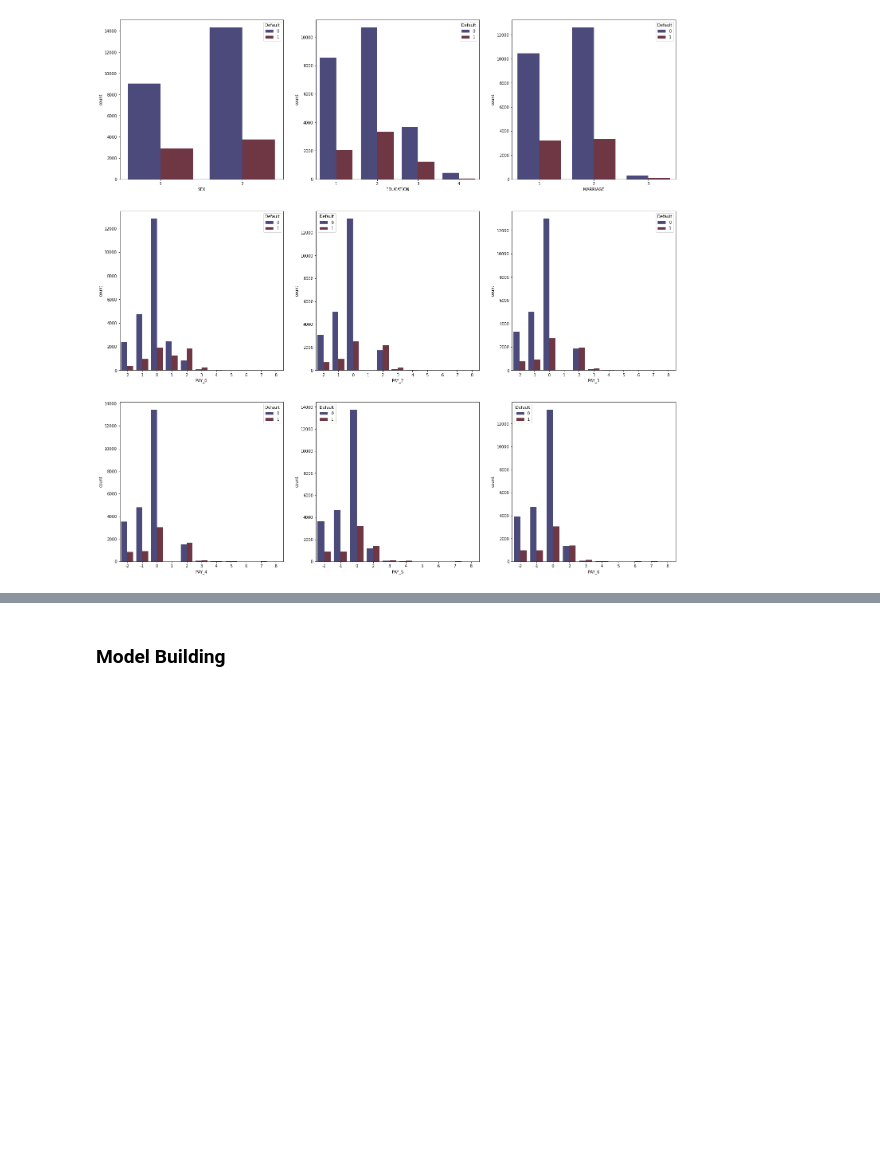
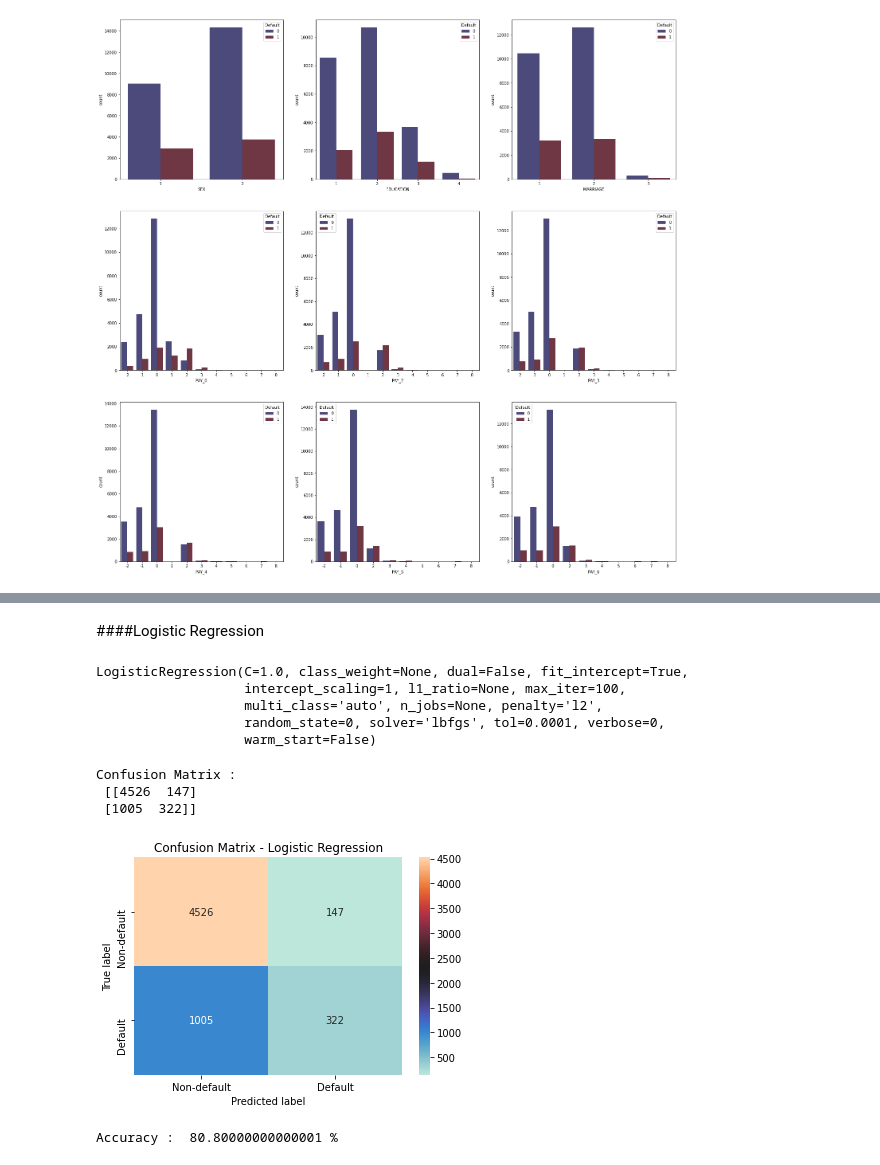
Before and after one commit to pranjal0207/credit-worthiness-of-customer, a Jupyter notebook: Credit_Worthiness_of_customer.ipynb, the cells around one changed output, grey strips where cells are left out. Drawn from its saved outputs; the diff is of its cells as text; code cells hidden in the pictures; blank space fills up the shorter version.

Commit message:
Logical Regression Added

```diff
--- a/Credit_Worthiness_of_customer.ipynb
+++ b/Credit_Worthiness_of_customer.ipynb
@@ -146,5 +153,39 @@ x = data.drop('Default', axis=1)
 y = data['Default']
 
 x_train, x_test, y_train, y_test = train_test_split(x,y, test_size=0.2, stratify=y, random_state=42)
-# %% [markdown]
-### Model Building
+# %% [markdown]
+####Logistic Regression
+# %%
+sc_x = StandardScaler()
+x_train = sc_x.fit_transform(x_train)
+x_test = sc_x.transform(x_test)
+# %%
+classifier = LogisticRegression(random_state = 0)
+classifier.fit(x_train, y_train)
+# %% [output]
+LogisticRegression(C=1.0, class_weight=None, dual=False, fit_intercept=True,
+                   intercept_scaling=1, l1_ratio=None, max_iter=100,
+                   multi_class='auto', n_jobs=None, penalty='l2',
+                   random_state=0, solver='lbfgs', tol=0.0001, verbose=0,
+                   warm_start=False)
+# %%
+y_pred = classifier.predict(x_test)
+# %%
+cm = confusion_matrix(y_test, y_pred)
+print ("Confusion Matrix : \n", cm)
+
+sns.heatmap(cm ,annot=True, cmap="icefire", fmt="d",
+            xticklabels = ['Non-default', 'Default'],
+            yticklabels = ['Non-default', 'Default'])
+plt.ylabel('True label')
+plt.xlabel('Predicted label')
+plt.title("Confusion Matrix - Logistic Regression");
+# %% [output]
+Confusion Matrix :
+ [[4526  147]
+ [1005  322]]
+[figure, added]
+# %%
+print ("Accuracy : ", accuracy_score(y_test, y_pred)*100, "%")
+# %% [output]
+Accuracy :  80.80000000000001 %
```
Also changed, not shown: parts of 2 cells of this notebook.
